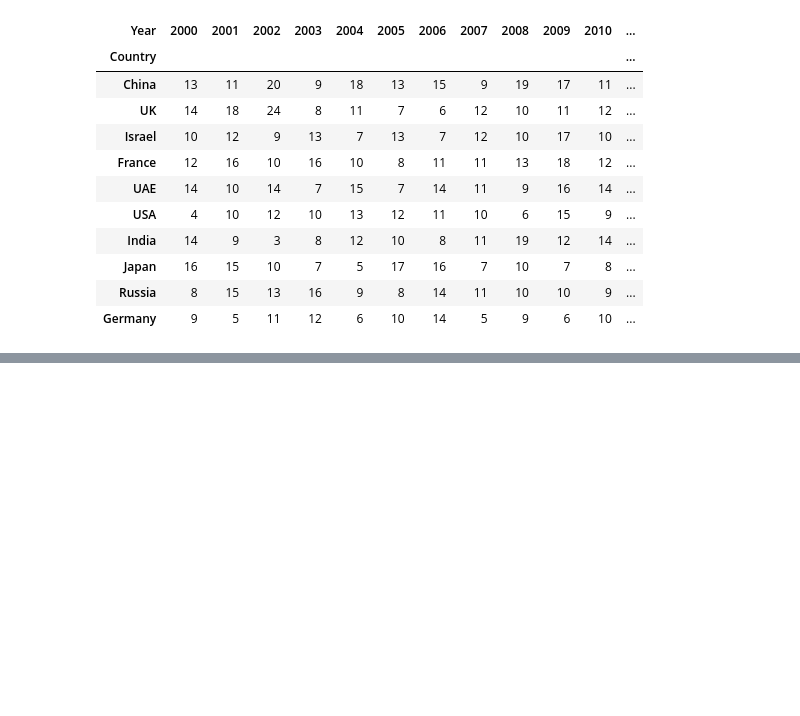
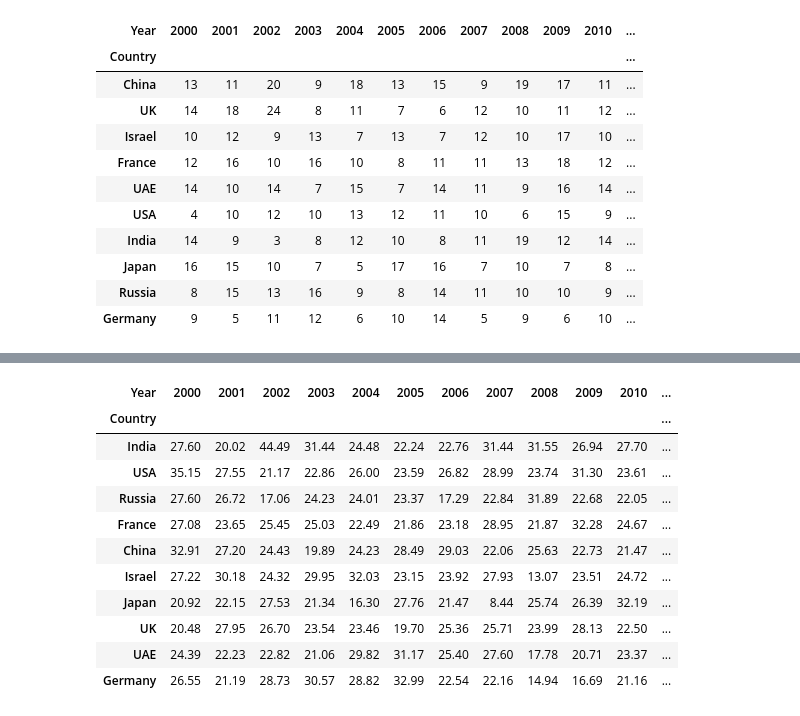
Before and after one commit to FlazeFy2/DS-Global-Space-Exploration, a Jupyter notebook: descriptive statistics.ipynb, the cells around one changed output, grey strips where cells are left out. Drawn from its saved outputs; the diff is of its cells as text; code cells hidden in the pictures; blank space fills up the shorter version.

Commit message:
[DS] Descriptive Statistic : Average Budget for Each Country and Average Budget per Year

```diff
--- a/descriptive statistics.ipynb
+++ b/descriptive statistics.ipynb
@@ -536,3 +536,52 @@ styled_table
 | Japan | 48 | 45 | 38 | 49 | 49 | 42 | 19 | 290 |
 | Russia | 52 | 42 | 44 | 46 | 42 | 42 | 21 | 289 |
 | Germany | 37 | 35 | 42 | 33 | 32 | 47 | 24 | 250 |
+# %%
+import pandas as pd
+import statistics
+import numpy as np
+
+# Display settings
+pd.set_option('display.max_columns', None)
+pd.set_option('display.expand_frame_repr', False)
+pd.set_option('display.width', 0)
+
+# Declaration
+# Descriptive Statistic : Average Budget for Each Country and Average Budget per Year
+data = pd.read_csv("Global_Space_Exploration_Dataset.csv")
+
+# Group by Country and Year
+budget_per_year = data.groupby(['Country', 'Year']).agg(
+    Average_Budget=('Budget (in Billion $)', 'mean')
+).reset_index()
+
+# Pivot table
+budget_pivot = budget_per_year.pivot(index='Country', columns='Year', values='Average_Budget').fillna(0)
+
+# Add Average Budget column
+budget_pivot['Average_Budget'] = budget_pivot.mean(axis=1)
+
+# Sort by Average Budget
+final_table = budget_pivot.sort_values(by="Average_Budget", ascending=False)
+
+styled_table = (
+    final_table.style
+        .format(lambda x: f"{x:.2f}" if isinstance(x, (float, np.floating)) else x)
+        .set_properties(**{'font-size': '8pt'})
+        .set_table_styles([{'selector': 'th', 'props': [('font-size', '8pt')]}])
+)
+
+styled_table
+# %% [output]
+| Year | 2000 | 2001 | 2002 | 2003 | 2004 | 2005 | 2006 | 2007 | 2008 | 2009 | 2010 | ... |
+| Country |  |  |  |  |  |  |  |  |  |  |  | ... |
+| India | 27.60 | 20.02 | 44.49 | 31.44 | 24.48 | 22.24 | 22.76 | 31.44 | 31.55 | 26.94 | 27.70 | ... |
+| USA | 35.15 | 27.55 | 21.17 | 22.86 | 26.00 | 23.59 | 26.82 | 28.99 | 23.74 | 31.30 | 23.61 | ... |
+| Russia | 27.60 | 26.72 | 17.06 | 24.23 | 24.01 | 23.37 | 17.29 | 22.84 | 31.89 | 22.68 | 22.05 | ... |
+| France | 27.08 | 23.65 | 25.45 | 25.03 | 22.49 | 21.86 | 23.18 | 28.95 | 21.87 | 32.28 | 24.67 | ... |
+| China | 32.91 | 27.20 | 24.43 | 19.89 | 24.23 | 28.49 | 29.03 | 22.06 | 25.63 | 22.73 | 21.47 | ... |
+| Israel | 27.22 | 30.18 | 24.32 | 29.95 | 32.03 | 23.15 | 23.92 | 27.93 | 13.07 | 23.51 | 24.72 | ... |
+| Japan | 20.92 | 22.15 | 27.53 | 21.34 | 16.30 | 27.76 | 21.47 | 8.44 | 25.74 | 26.39 | 32.19 | ... |
+| UK | 20.48 | 27.95 | 26.70 | 23.54 | 23.46 | 19.70 | 25.36 | 25.71 | 23.99 | 28.13 | 22.50 | ... |
+| UAE | 24.39 | 22.23 | 22.82 | 21.06 | 29.82 | 31.17 | 25.40 | 27.60 | 17.78 | 20.71 | 23.37 | ... |
+| Germany | 26.55 | 21.19 | 28.73 | 30.57 | 28.82 | 32.99 | 22.54 | 22.16 | 14.94 | 16.69 | 21.16 | ... |
```
